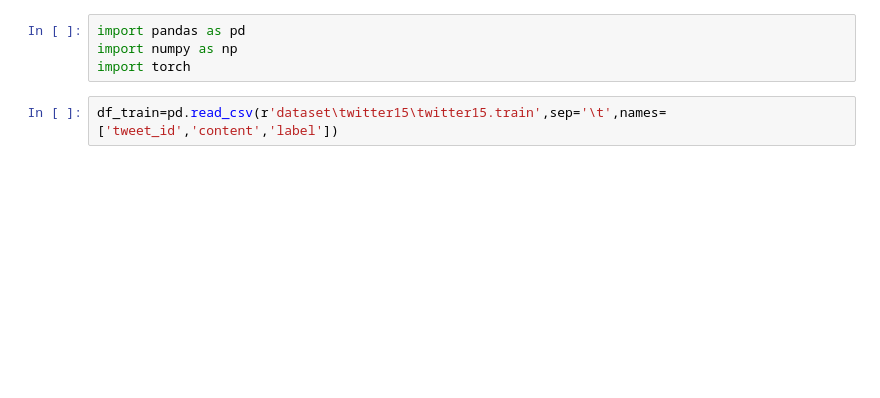
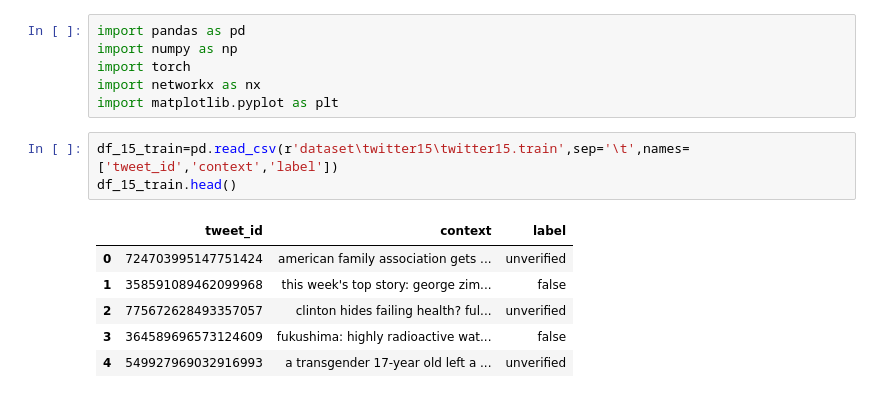
Before and after one commit to ashinbabu/fake-news-detection, a Jupyter notebook: main.ipynb, the cells around one changed output. Drawn from its saved outputs; the diff is of its cells as text; blank space fills up the shorter version.

```diff
--- a/main.ipynb
+++ b/main.ipynb
@@ -2,5 +2,15 @@
 import pandas as pd
 import numpy as np
 import torch
+import networkx as nx
+import matplotlib.pyplot as plt
 # %%
-df_train=pd.read_csv(r'dataset\twitter15\twitter15.train',sep='\t',names=['tweet_id','content','label'])
+df_15_train=pd.read_csv(r'dataset\twitter15\twitter15.train',sep='\t',names=['tweet_id','context','label'])
+df_15_train.head()
+# %% [output]
+|  | tweet_id | context | label |
+| 0 | 724703995147751424 | american family association gets ... | unverified |
+| 1 | 358591089462099968 | this week's top story: george zim... | false |
+| 2 | 775672628493357057 | clinton hides failing health? ful... | unverified |
+| 3 | 364589696573124609 | fukushima: highly radioactive wat... | false |
+| 4 | 549927969032916993 | a transgender 17-year old left a ... | unverified |
```
Also changed, not shown: parts of 9 cells of this notebook.
